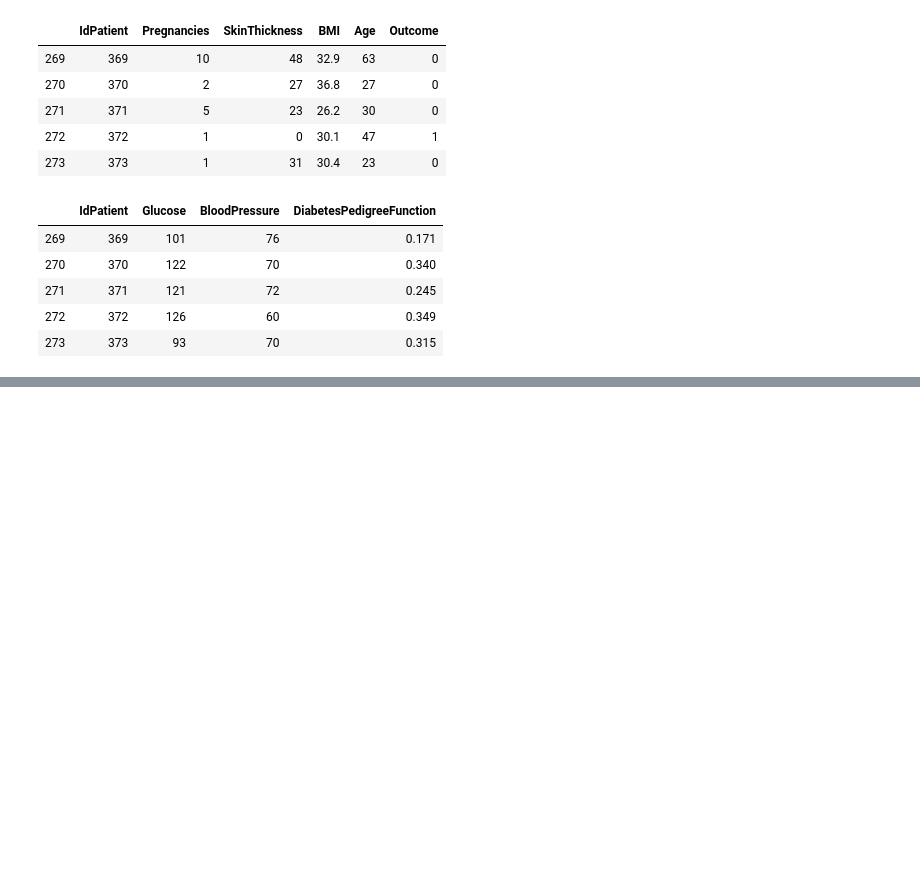
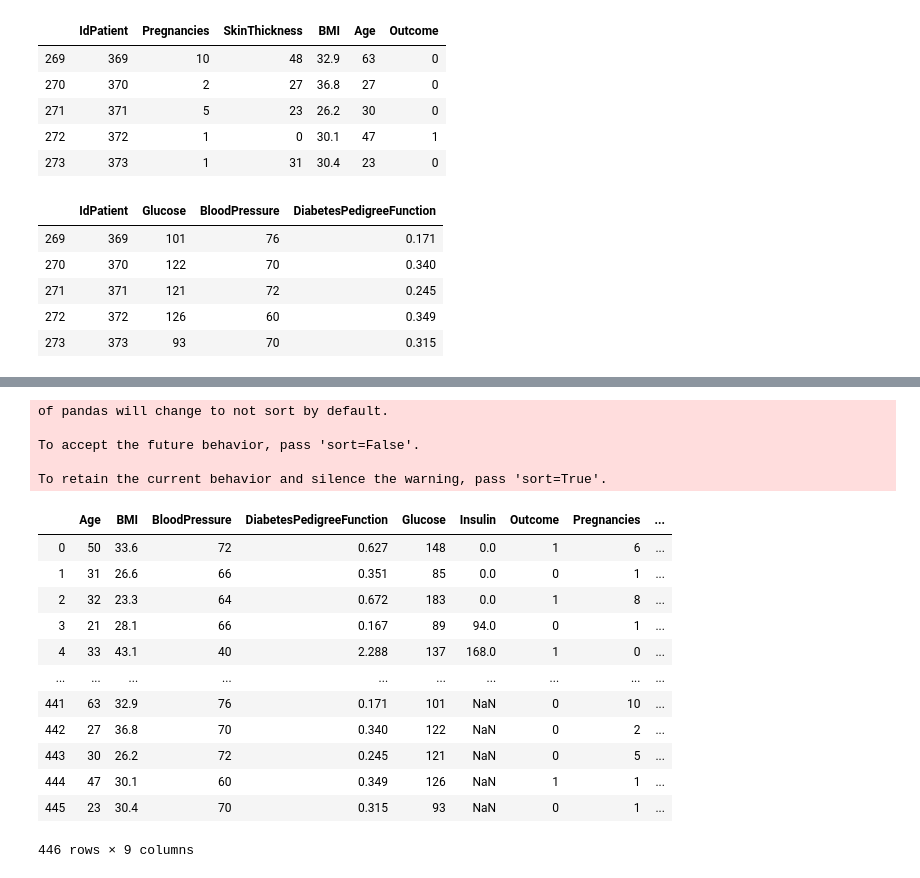
Before and after one commit to rochiekop/data-science, a Jupyter notebook: Data Visualization & Data Wrangling/materials/pandas_data_structure.ipynb, the cells around one changed output, grey strips where cells are left out. Cells and saved outputs as stored; diff of their text form; code cells hidden in the pictures; blank space fills up the shorter version.

```diff
--- a/Data Visualization & Data Wrangling/materials/pandas_data_structure.ipynb
+++ b/Data Visualization & Data Wrangling/materials/pandas_data_structure.ipynb
@@ -633,0 +671,4 @@ dataB2.tail()
+# %%
+# Drop IdPatient
+dataB = dataB.drop("IdPatient", axis= 1)
+dataB
@@ -633,0 +689,25 @@ dataB2.tail()
+# %%
+# gabungkan data rumah sakit A dan rumah sakit B
+data = pd.concat([dataA, dataB], ignore_index=True)
+
+# tampilkan data
+data
+# %% [output]
+of pandas will change to not sort by default.
+
+To accept the future behavior, pass 'sort=False'.
+
+To retain the current behavior and silence the warning, pass 'sort=True'.
+|  | Age | BMI | BloodPressure | DiabetesPedigreeFunction | Glucose | Insulin | Outcome | Pregnancies | ... |
+| 0 | 50 | 33.6 | 72 | 0.627 | 148 | 0.0 | 1 | 6 | ... |
+| 1 | 31 | 26.6 | 66 | 0.351 | 85 | 0.0 | 0 | 1 | ... |
+| 2 | 32 | 23.3 | 64 | 0.672 | 183 | 0.0 | 1 | 8 | ... |
+| 3 | 21 | 28.1 | 66 | 0.167 | 89 | 94.0 | 0 | 1 | ... |
+| 4 | 33 | 43.1 | 40 | 2.288 | 137 | 168.0 | 1 | 0 | ... |
+| ... | ... | ... | ... | ... | ... | ... | ... | ... | ... |
+| 441 | 63 | 32.9 | 76 | 0.171 | 101 | NaN | 0 | 10 | ... |
+| 442 | 27 | 36.8 | 70 | 0.340 | 122 | NaN | 0 | 2 | ... |
+| 443 | 30 | 26.2 | 72 | 0.245 | 121 | NaN | 0 | 5 | ... |
+| 444 | 47 | 30.1 | 60 | 0.349 | 126 | NaN | 1 | 1 | ... |
+| 445 | 23 | 30.4 | 70 | 0.315 | 93 | NaN | 0 | 1 | ... |
+446 rows × 9 columns
```
Also changed, not shown: parts of 19 cells of this notebook, 2 other files.
